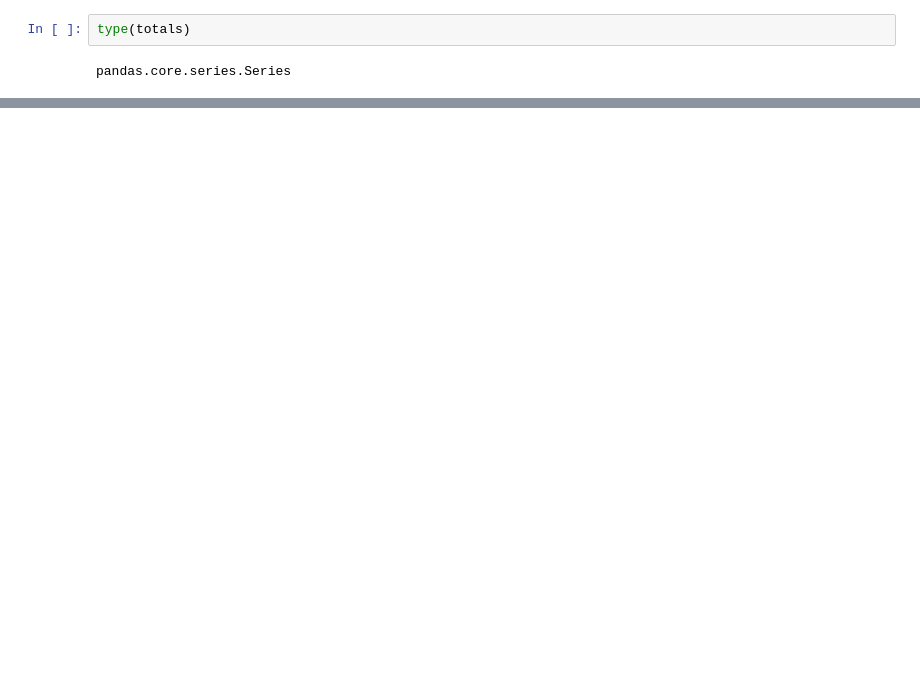
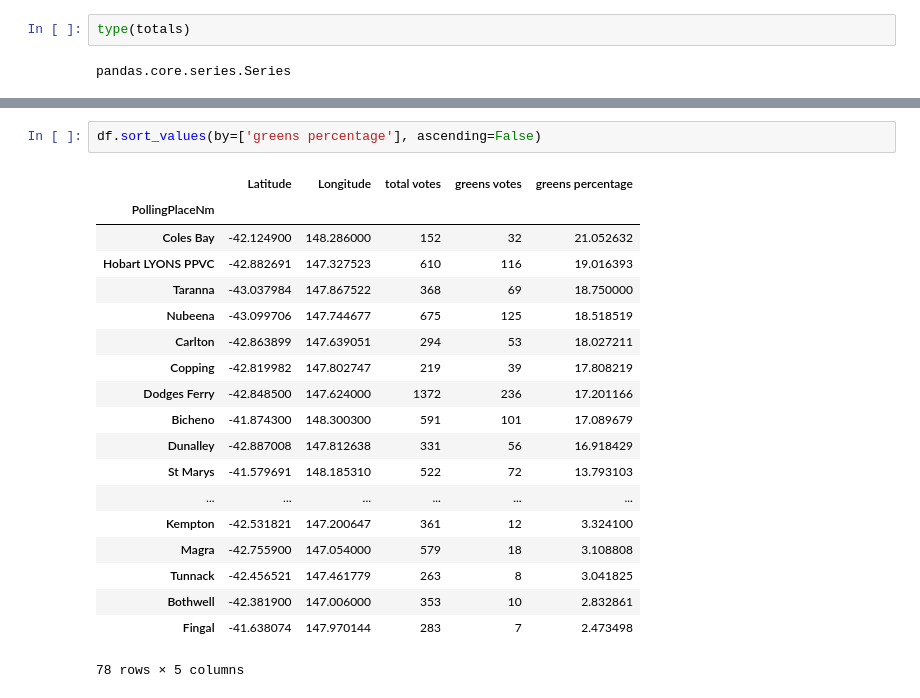
Before and after one commit to DamienIrving/election-analysis, a Jupyter notebook: data_manipulation.ipynb, the cells around one changed output, grey strips where cells are left out. Saved outputs shown, nothing was run; the diff lists cells and outputs as text; blank space fills up the shorter version.

```diff
--- a/data_manipulation.ipynb
+++ b/data_manipulation.ipynb
@@ -100,0 +157,22 @@ pd.DataFrame(totals_dict, index=totals.index.values)
+# %%
+df.sort_values(by=['greens percentage'], ascending=False)
+# %% [output]
+|  | Latitude | Longitude | total votes | greens votes | greens percentage |
+| PollingPlaceNm |  |  |  |  |  |
+| Coles Bay | -42.124900 | 148.286000 | 152 | 32 | 21.052632 |
+| Hobart LYONS PPVC | -42.882691 | 147.327523 | 610 | 116 | 19.016393 |
+| Taranna | -43.037984 | 147.867522 | 368 | 69 | 18.750000 |
+| Nubeena | -43.099706 | 147.744677 | 675 | 125 | 18.518519 |
+| Carlton | -42.863899 | 147.639051 | 294 | 53 | 18.027211 |
+| Copping | -42.819982 | 147.802747 | 219 | 39 | 17.808219 |
+| Dodges Ferry | -42.848500 | 147.624000 | 1372 | 236 | 17.201166 |
+| Bicheno | -41.874300 | 148.300300 | 591 | 101 | 17.089679 |
+| Dunalley | -42.887008 | 147.812638 | 331 | 56 | 16.918429 |
+| St Marys | -41.579691 | 148.185310 | 522 | 72 | 13.793103 |
+| ... | ... | ... | ... | ... | ... |
+| Kempton | -42.531821 | 147.200647 | 361 | 12 | 3.324100 |
+| Magra | -42.755900 | 147.054000 | 579 | 18 | 3.108808 |
+| Tunnack | -42.456521 | 147.461779 | 263 | 8 | 3.041825 |
+| Bothwell | -42.381900 | 147.006000 | 353 | 10 | 2.832861 |
+| Fingal | -41.638074 | 147.970144 | 283 | 7 | 2.473498 |
+78 rows × 5 columns
```
Also changed, not shown: parts of 14 cells of this notebook.
